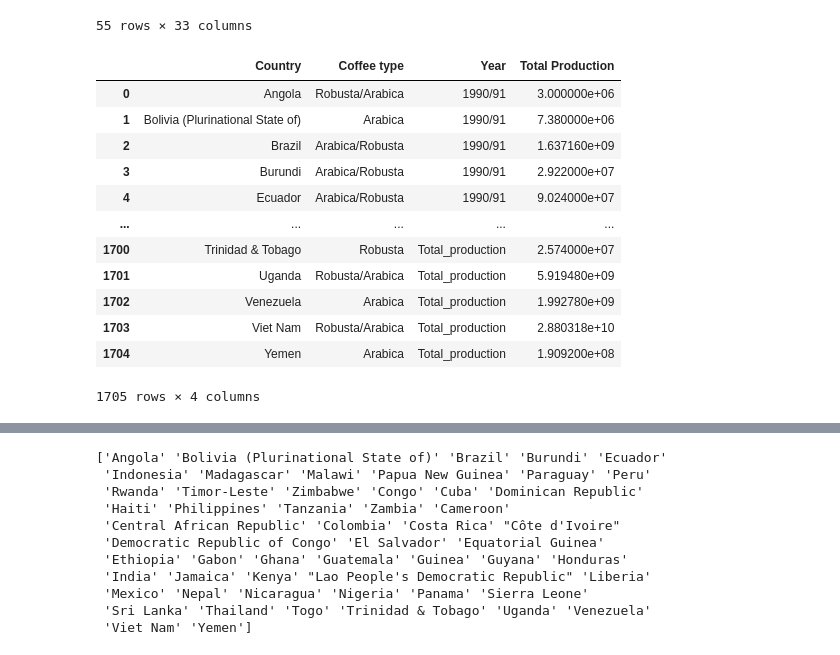
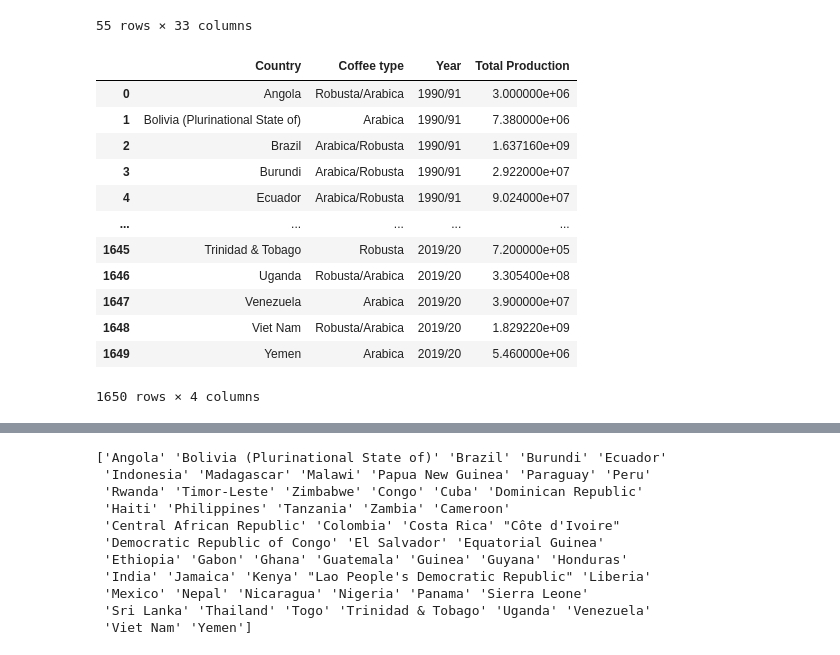
Before and after one commit to AAlbers341/project1_coffee_analysis, a Jupyter notebook: EDA/coffee_production.ipynb, the cells around one changed output, grey strips where cells are left out. Cells and saved outputs as stored; diff of their text form; code cells hidden in the pictures.

Commit message:
Updated total production analysis

```diff
--- a/EDA/coffee_production.ipynb
+++ b/EDA/coffee_production.ipynb
@@ -47,26 +47,30 @@ coffee_production
 | 54 | Yemen | Arabica | 0.000000e+00 | 0.000000e+00 | 0.000000e+00 | 0.000000e+00 | 0.000000e+00 | 0.000000e+00 | 0.000000e+00 | 0.000000e+00 | ... | ... |
 55 rows × 33 columns
 # %%
+# Delete 'Total_production' as aggregates will be computed through yearly summation
+del coffee_production['Total_production']
+
+# Columns to remain unchanged
 id_vars = ['Country', 'Coffee type']
 
 # Melt to reshape the DataFrame with one row for each column
 # https://pandas.pydata.org/docs/reference/api/pandas.melt.html
 coffee_production_unpivoted = pd.melt(coffee_production, id_vars=id_vars, var_name='Year', value_name='Total Production')
 
 # Display the resulting DataFrame
 coffee_production_unpivoted
 # %% [output]
 |  | Country | Coffee type | Year | Total Production |
 | 0 | Angola | Robusta/Arabica | 1990/91 | 3.000000e+06 |
 | 1 | Bolivia (Plurinational State of) | Arabica | 1990/91 | 7.380000e+06 |
 | 2 | Brazil | Arabica/Robusta | 1990/91 | 1.637160e+09 |
 | 3 | Burundi | Arabica/Robusta | 1990/91 | 2.922000e+07 |
 | 4 | Ecuador | Arabica/Robusta | 1990/91 | 9.024000e+07 |
 | ... | ... | ... | ... | ... |
-| 1700 | Trinidad & Tobago | Robusta | Total_production | 2.574000e+07 |
-| 1701 | Uganda | Robusta/Arabica | Total_production | 5.919480e+09 |
-| 1702 | Venezuela | Arabica | Total_production | 1.992780e+09 |
-| 1703 | Viet Nam | Robusta/Arabica | Total_production | 2.880318e+10 |
-| 1704 | Yemen | Arabica | Total_production | 1.909200e+08 |
+| 1645 | Trinidad & Tobago | Robusta | 2019/20 | 7.200000e+05 |
+| 1646 | Uganda | Robusta/Arabica | 2019/20 | 3.305400e+08 |
+| 1647 | Venezuela | Arabica | 2019/20 | 3.900000e+07 |
+| 1648 | Viet Nam | Robusta/Arabica | 2019/20 | 1.829220e+09 |
+| 1649 | Yemen | Arabica | 2019/20 | 5.460000e+06 |
-1705 rows × 4 columns
+1650 rows × 4 columns
 # %%
```
Also changed, not shown: parts of 1 cell of this notebook.
